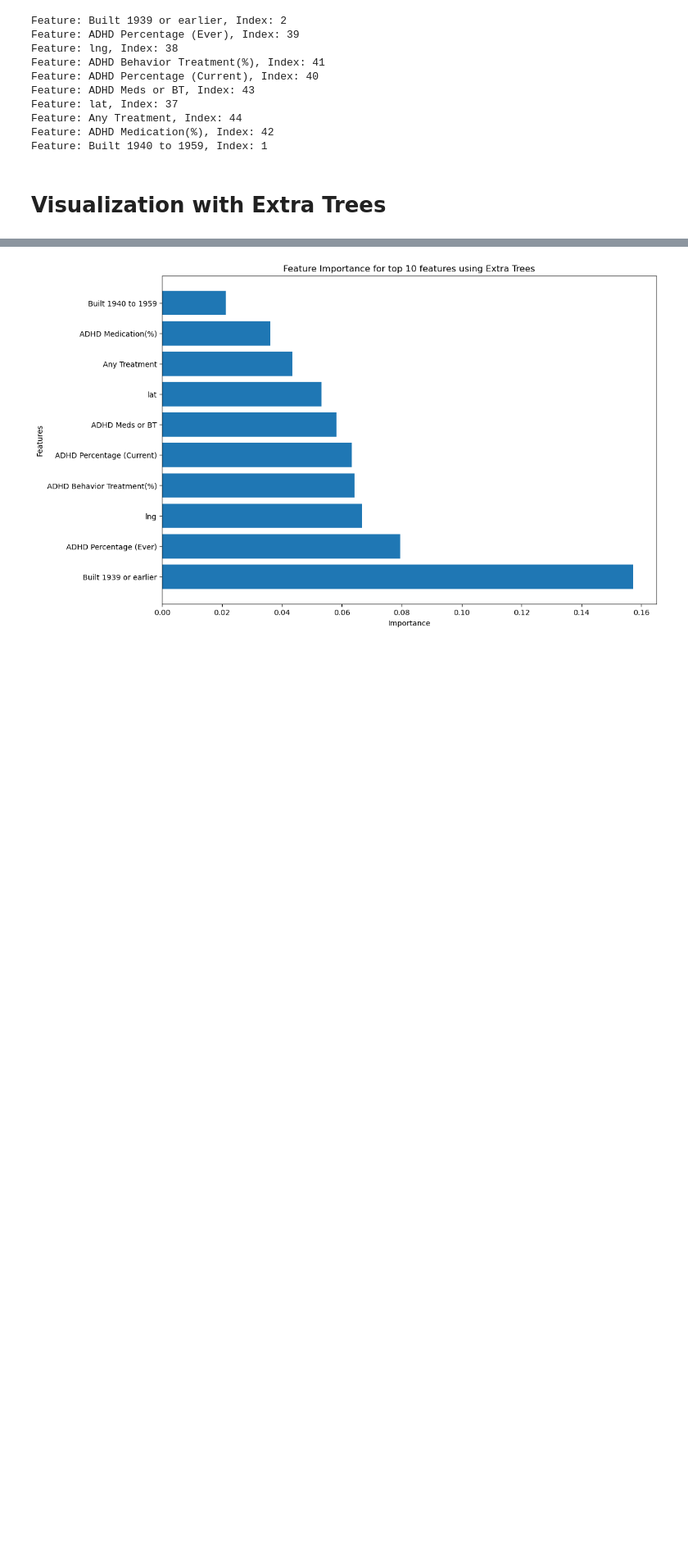
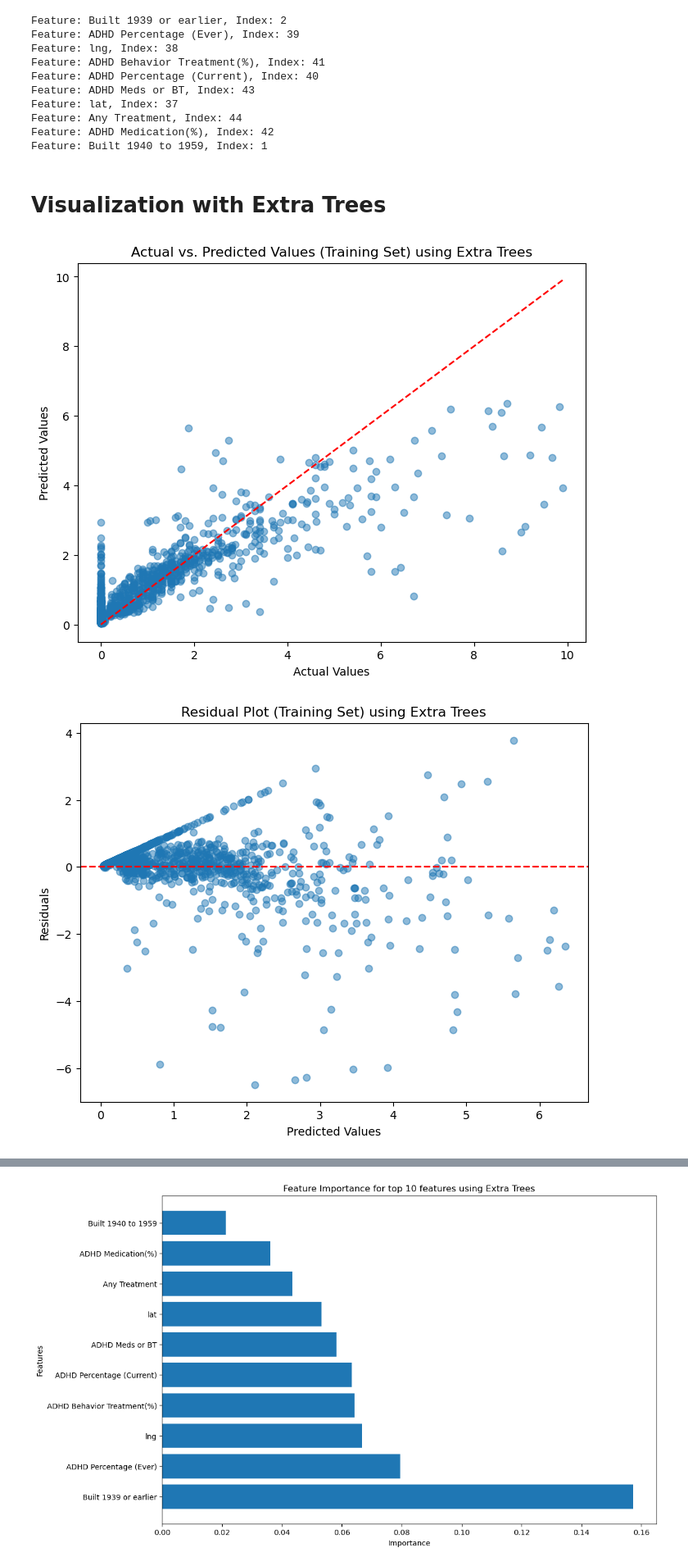
Before and after one commit to doctorsmylie/lead-poisoning, a Jupyter notebook: regression_all_data_OUTLIERS_removed.ipynb, the cells around one changed output, grey strips where cells are left out. Shown at 82% size. Drawn from its saved outputs; the diff is of its cells as text; code cells hidden in the pictures; blank space fills up the shorter version.

```diff
--- a/regression_all_data_OUTLIERS_removed.ipynb
+++ b/regression_all_data_OUTLIERS_removed.ipynb
@@ -326,4 +326,31 @@ Feature: ADHD Medication(%), Index: 42
 Feature: Built 1940 to 1959, Index: 1
 # %% [markdown]
 # Visualization with Extra Trees
+# %%
+#First, let's look at the model's performance on the training data.
+
+et_train_preds = best_extra_trees_reg.predict(X_train)
+
+plt.figure(figsize=(8, 6))
+plt.scatter(y_train, et_train_preds, alpha=0.5)
+plt.plot([min(y_train), max(y_train)], [min(y_train), max(y_train)], color='red', linestyle='--')
+plt.xlabel("Actual Values")
+plt.ylabel("Predicted Values")
+plt.title("Actual vs. Predicted Values (Training Set) using Extra Trees")
+plt.savefig('./figures/et-train-plot.png')
+plt.show()
+
+residuals_train = et_train_preds - y_train
+
+plt.figure(figsize=(8, 6))
+plt.scatter(et_train_preds, residuals_train, alpha=0.5)
+plt.axhline(y=0, color='red', linestyle='--')  # Zero residual line
+plt.xlabel("Predicted Values")
+plt.ylabel("Residuals")
+plt.title("Residual Plot (Training Set) using Extra Trees")
+plt.savefig('./figures/et-train-residuals.png')
+plt.show()
+# %% [output]
+[figure, added]
+[figure, added]
 # %%
```
Also changed, not shown: parts of 6 cells of this notebook, 5 other files.
